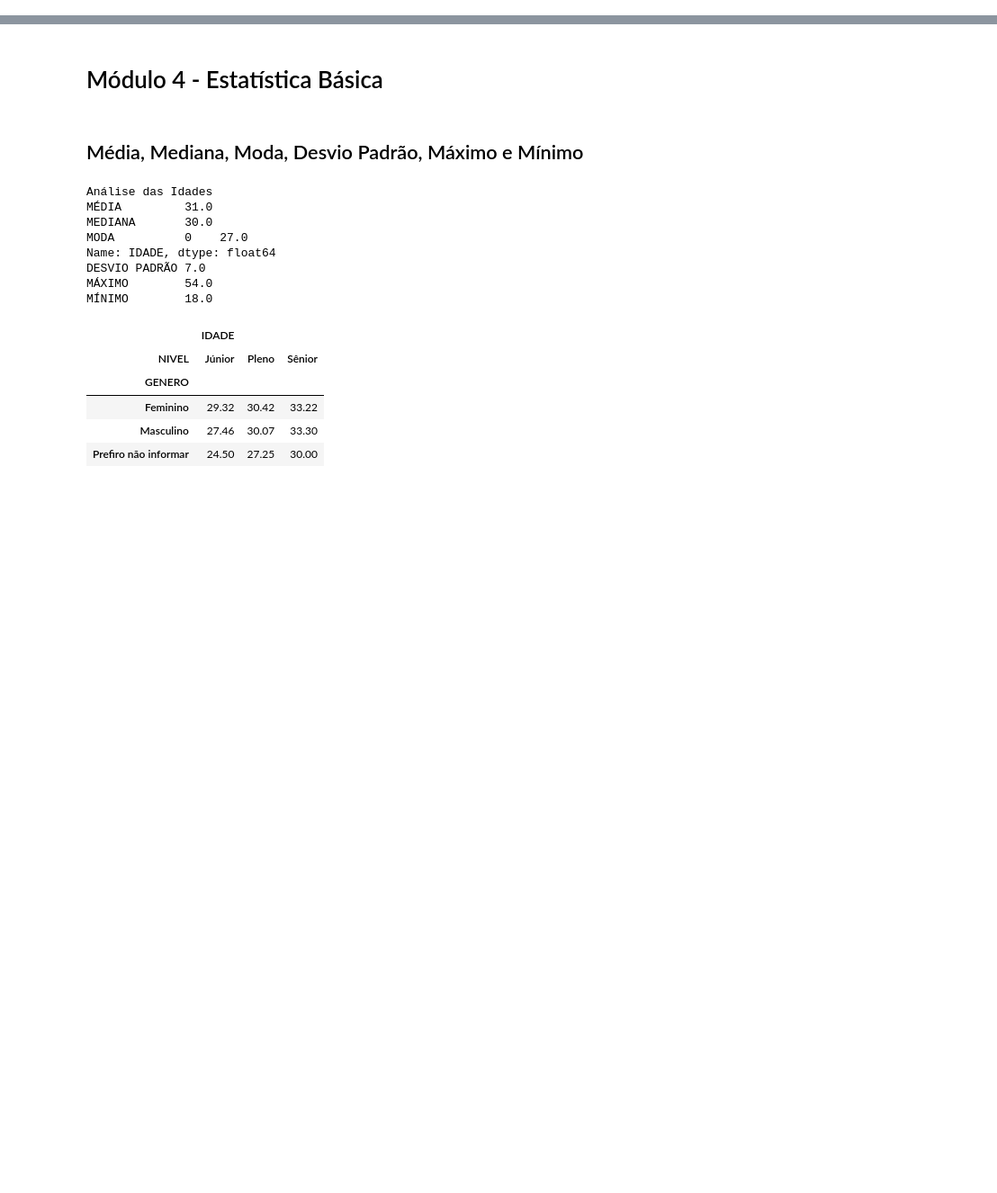
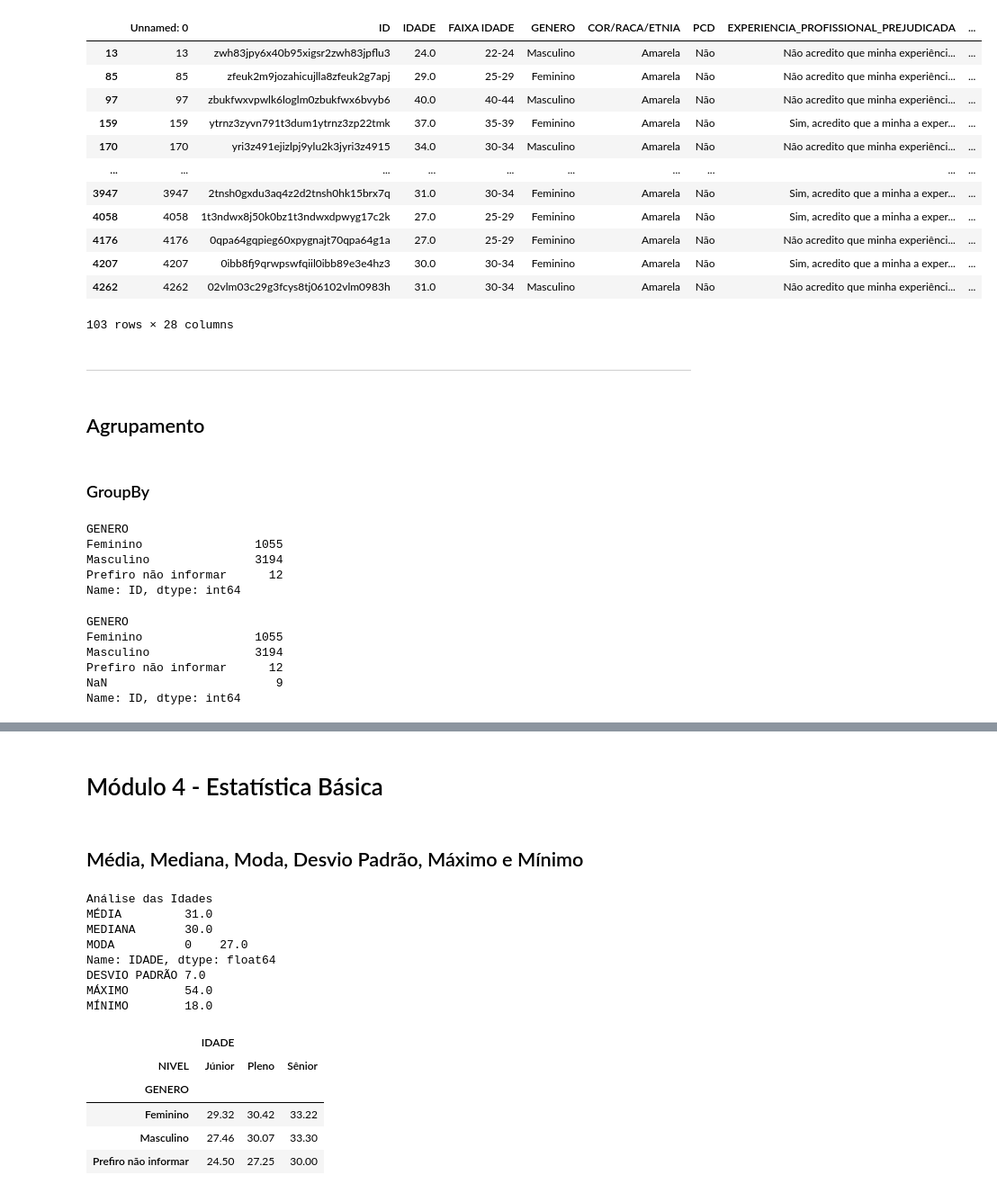
Before and after one commit to RSAmanda/PrograMaria-Eu-Programo-Analise-de-dados, a Jupyter notebook: Conteudo.ipynb, the cells around one changed output, grey strips where cells are left out. Shown at 90% size. Cells and saved outputs as stored; diff of their text form; code cells hidden in the pictures; blank space fills up the shorter version.

```diff
--- a/Modulo_4/modulo_4.ipynb
+++ b/Conteudo.ipynb
@@ -0,0 +7,3 @@
+# %%
+# Importando os dados
+dados = pd.read_excel('Modulo_3/planilha_modulo3.xlsx', engine="openpyxl")
@@ -0,0 +65,3 @@
+# %%
+# filtro das pessoas amarelas
+amarelas = dados['COR/RACA/ETNIA']=='Amarela'
@@ -0,0 +77,3 @@
+# %%
+# filtro das pessoas menores ou igual a 40 anos
+le40 = dados['IDADE']<= 40
@@ -0,0 +89,40 @@
+# %%
+# dados com os filtros combinados
+dados[amarelas & le40]
+# %% [output]
+|  | Unnamed: 0 | ID | IDADE | FAIXA IDADE | GENERO | COR/RACA/ETNIA | PCD | EXPERIENCIA_PROFISSIONAL_PREJUDICADA | ... |
+| 13 | 13 | zwh83jpy6x40b95xigsr2zwh83jpflu3 | 24.0 | 22-24 | Masculino | Amarela | Não | Não acredito que minha experiênci... | ... |
+| 85 | 85 | zfeuk2m9jozahicujlla8zfeuk2g7apj | 29.0 | 25-29 | Feminino | Amarela | Não | Não acredito que minha experiênci... | ... |
+| 97 | 97 | zbukfwxvpwlk6loglm0zbukfwx6bvyb6 | 40.0 | 40-44 | Masculino | Amarela | Não | Não acredito que minha experiênci... | ... |
+| 159 | 159 | ytrnz3zyvn791t3dum1ytrnz3zp22tmk | 37.0 | 35-39 | Feminino | Amarela | Não | Sim, acredito que a minha a exper... | ... |
+| 170 | 170 | yri3z491ejizlpj9ylu2k3jyri3z4915 | 34.0 | 30-34 | Masculino | Amarela | Não | Não acredito que minha experiênci... | ... |
+| ... | ... | ... | ... | ... | ... | ... | ... | ... | ... |
+| 3947 | 3947 | 2tnsh0gxdu3aq4z2d2tnsh0hk15brx7q | 31.0 | 30-34 | Feminino | Amarela | Não | Sim, acredito que a minha a exper... | ... |
+| 4058 | 4058 | 1t3ndwx8j50k0bz1t3ndwxdpwyg17c2k | 27.0 | 25-29 | Feminino | Amarela | Não | Sim, acredito que a minha a exper... | ... |
+| 4176 | 4176 | 0qpa64gqpieg60xpygnajt70qpa64g1a | 27.0 | 25-29 | Feminino | Amarela | Não | Não acredito que minha experiênci... | ... |
+| 4207 | 4207 | 0ibb8fj9qrwpswfqiil0ibb89e3e4hz3 | 30.0 | 30-34 | Feminino | Amarela | Não | Sim, acredito que a minha a exper... | ... |
+| 4262 | 4262 | 02vlm03c29g3fcys8tj06102vlm0983h | 31.0 | 30-34 | Masculino | Amarela | Não | Não acredito que minha experiênci... | ... |
+103 rows × 28 columns
+# %% [markdown]
+------------------
+# %% [markdown]
+## Agrupamento
+# %% [markdown]
+### GroupBy
+# %%
+dados.groupby('GENERO')['ID'].nunique()
+# %% [output]
+GENERO
+Feminino                1055
+Masculino               3194
+Prefiro não informar      12
+Name: ID, dtype: int64
+# %%
+dados.groupby('GENERO', dropna=False)['ID'].nunique()
+# %% [output]
+GENERO
+Feminino                1055
+Masculino               3194
+Prefiro não informar      12
+NaN                        9
+Name: ID, dtype: int64
```
Also changed, not shown: parts of 34 cells of this notebook, 1 other file.
